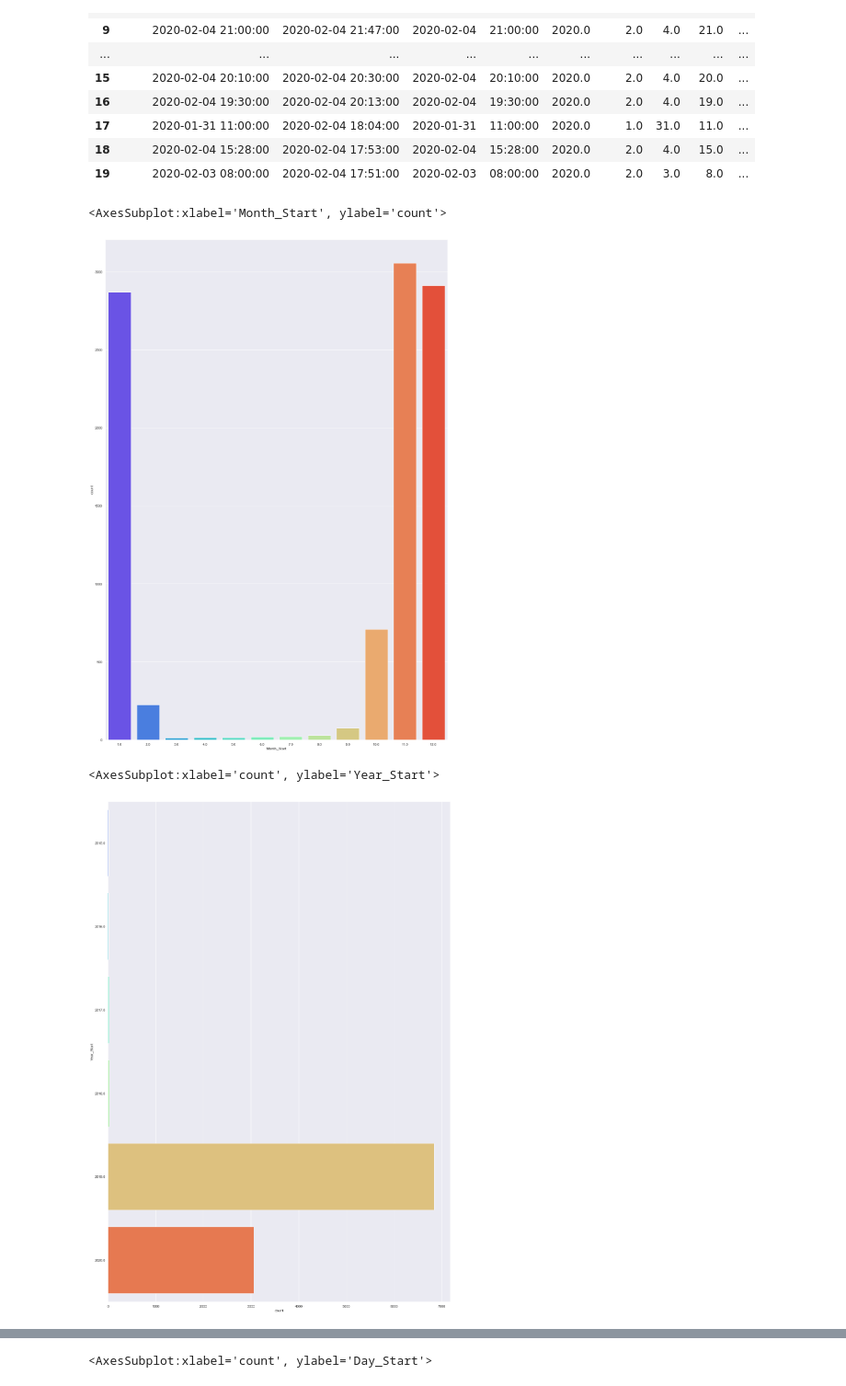
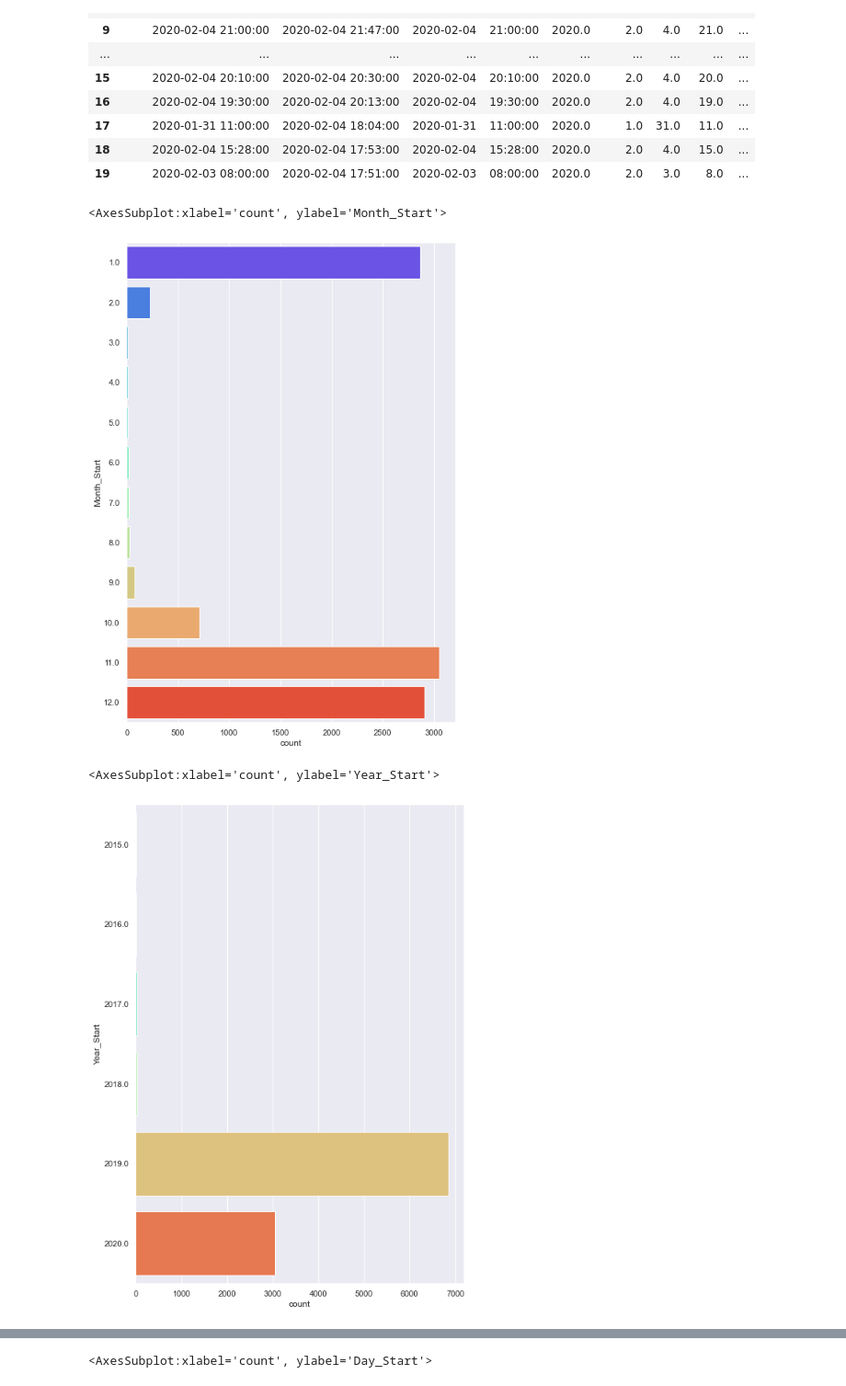
Before and after one commit to msenosain/spd-use-of-force_DS4A, a Jupyter notebook: notebooks/13_EDA_crime.ipynb, the cells around one changed output, grey strips where cells are left out. Shown at 92% size. Saved outputs shown, nothing was run; the diff lists cells and outputs as text; code cells hidden in the pictures.

```diff
--- a/notebooks/13_EDA_crime.ipynb
+++ b/notebooks/13_EDA_crime.ipynb
@@ -363,17 +349,17 @@ dates.head(20)
 | 18 | 2020-02-04 15:28:00 | 2020-02-04 17:53:00 | 2020-02-04 | 15:28:00 | 2020.0 | 2.0 | 4.0 | 15.0 | ... |
 | 19 | 2020-02-03 08:00:00 | 2020-02-04 17:51:00 | 2020-02-03 | 08:00:00 | 2020.0 | 2.0 | 3.0 | 8.0 | ... |
 # %%
-f, ax = plt.subplots(figsize=(20, 30))
-sns.countplot(x="Month_Start", data=dates, palette='rainbow')
+f, ax = plt.subplots(figsize=(8, 12))
+sns.countplot(y="Month_Start", data=dates, palette='rainbow')
 # %% [output]
-<AxesSubplot:xlabel='Month_Start', ylabel='count'>
+<AxesSubplot:xlabel='count', ylabel='Month_Start'>
-[figure, old version]
+[figure, new version]
 # %%
 # plotting wideform data
 # sns.lineplot(x="dt_month", y="Value", data=dates, hue="Month", palette="Dark2")
-f, ax = plt.subplots(figsize=(20, 30))
+f, ax = plt.subplots(figsize=(8, 12))
 sns.countplot(y="Year_Start", data=dates, palette='rainbow')
 # %% [output]
 <AxesSubplot:xlabel='count', ylabel='Year_Start'>
-[figure, old version]
+[figure, new version]
 # %%
```
Also changed, not shown: parts of 10 cells of this notebook.
